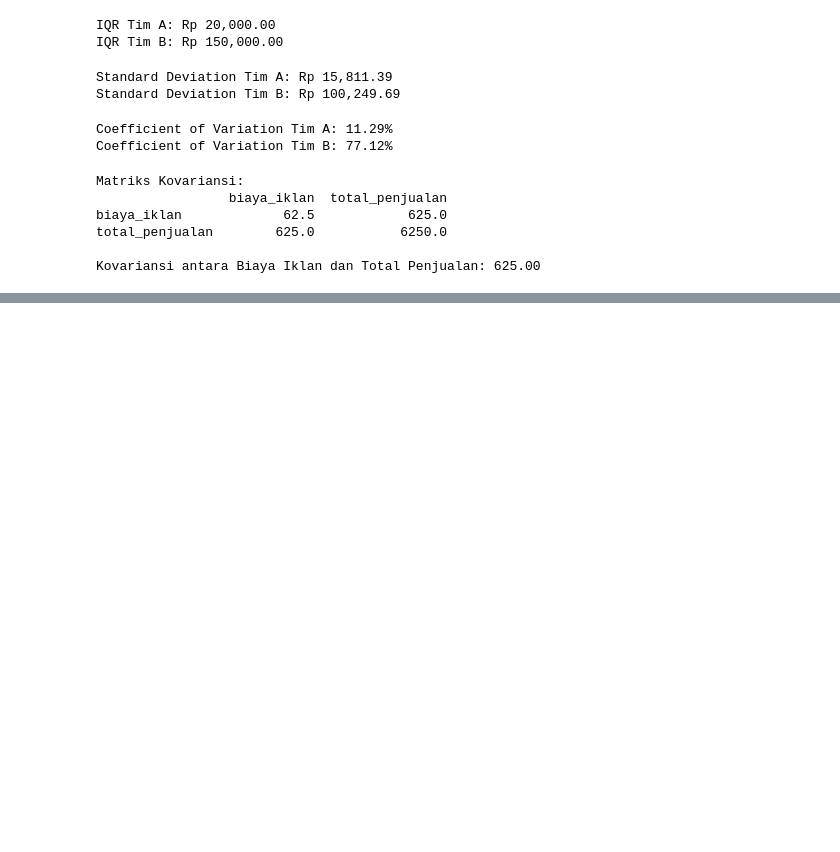
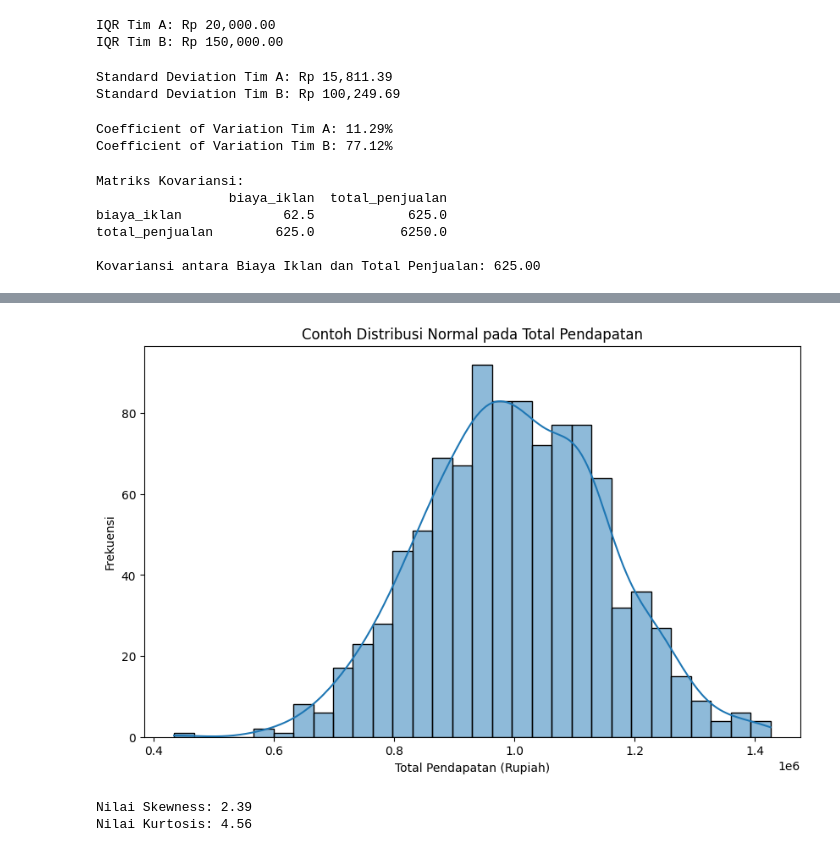
Before and after one commit to rasridho06/Python, a Jupyter notebook: basic statistic.ipynb, the cells around one changed output, grey strips where cells are left out. Cells and saved outputs as stored; diff of their text form; code cells hidden in the pictures; blank space fills up the shorter version.

```diff
--- a/basic statistic.ipynb
+++ b/basic statistic.ipynb
@@ -133,0 +160,36 @@ ModuleNotFoundError: No module named 'seaborn'
+# %%
+import pandas as pd
+import numpy as np
+import matplotlib.pyplot as plt
+import seaborn as sns
+
+# Data contoh yang mendekati distribusi normal
+data_normal = np.random.normal(loc=1000000, scale=150000, size=1000)
+df_normal = pd.DataFrame(data_normal, columns=['Total_Pendapatan'])
+
+plt.figure(figsize=(10, 6))
+sns.histplot(df_normal['Total_Pendapatan'], kde=True, bins=30)
+plt.title('Contoh Distribusi Normal pada Total Pendapatan')
+plt.xlabel('Total Pendapatan (Rupiah)')
+plt.ylabel('Frekuensi')
+plt.show()
+# %% [output]
+[figure, added]
+# %%
+import pandas as pd
+import numpy as np
+from scipy.stats import skew, kurtosis
+
+# Menggunakan data miring yang sama
+data_skewed = np.array([50000, 75000, 80000, 85000, 90000, 95000, 100000, 110000, 120000, 150000, 200000, 500000, 1000000, 2000000])
+df_skewed = pd.DataFrame(data_skewed, columns=['Total_Pendapatan'])
+
+# Menghitung Skewness dan Kurtosis
+skewness_value = skew(df_skewed['Total_Pendapatan'])
+kurtosis_value = kurtosis(df_skewed['Total_Pendapatan'])
+
+print(f"Nilai Skewness: {skewness_value:,.2f}")
+print(f"Nilai Kurtosis: {kurtosis_value:,.2f}")
+# %% [output]
+Nilai Skewness: 2.39
+Nilai Kurtosis: 4.56
```
Also changed, not shown: parts of 1 cell of this notebook, 1 other file.
